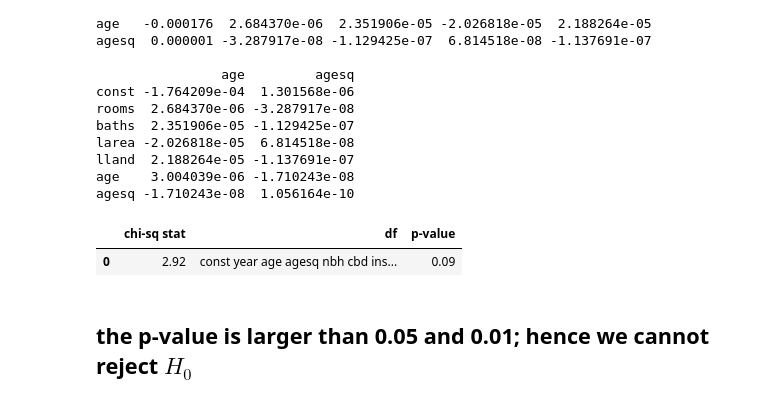
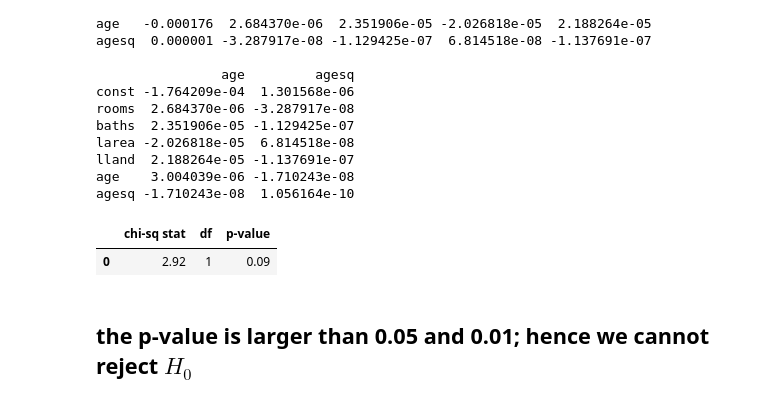
Before and after one commit to ZM601/regression_analysis, a Jupyter notebook: A1/Python_21S2.ipynb, the cells around one changed output. Cells and saved outputs as stored; diff of their text form; code cells hidden in the pictures.

```diff
--- a/A1/Python_21S2.ipynb
+++ b/A1/Python_21S2.ipynb
@@ -300,18 +300,18 @@ agesq -1.710243e-08  1.056164e-10
 # %%
 df_t = 1
 chi2 = np.dot((b-B).T, la.inv(v_b - v_B).dot(b - B))
 
 pval = stats.chi2.sf(chi2, df_t)
 
 
 dict = {'chi-sq stat' : [chi2],
-        'df' : [df],
+        'df' : [df_t],
         'p-value' : [pval]}
 Hausman_df = pd.DataFrame(dict)
 Hausman_df.round(2)
 # %% [output]
 |  | chi-sq stat | df | p-value |
-| 0 | 2.92 | const year age agesq nbh cbd ins... | 0.09 |
+| 0 | 2.92 | 1 | 0.09 |
 # %% [markdown]
 ## the p-value is larger than 0.05 and 0.01; hence we cannot reject $H_0$
 # %% [markdown]
```
Also changed, not shown: parts of 4 cells of this notebook.
